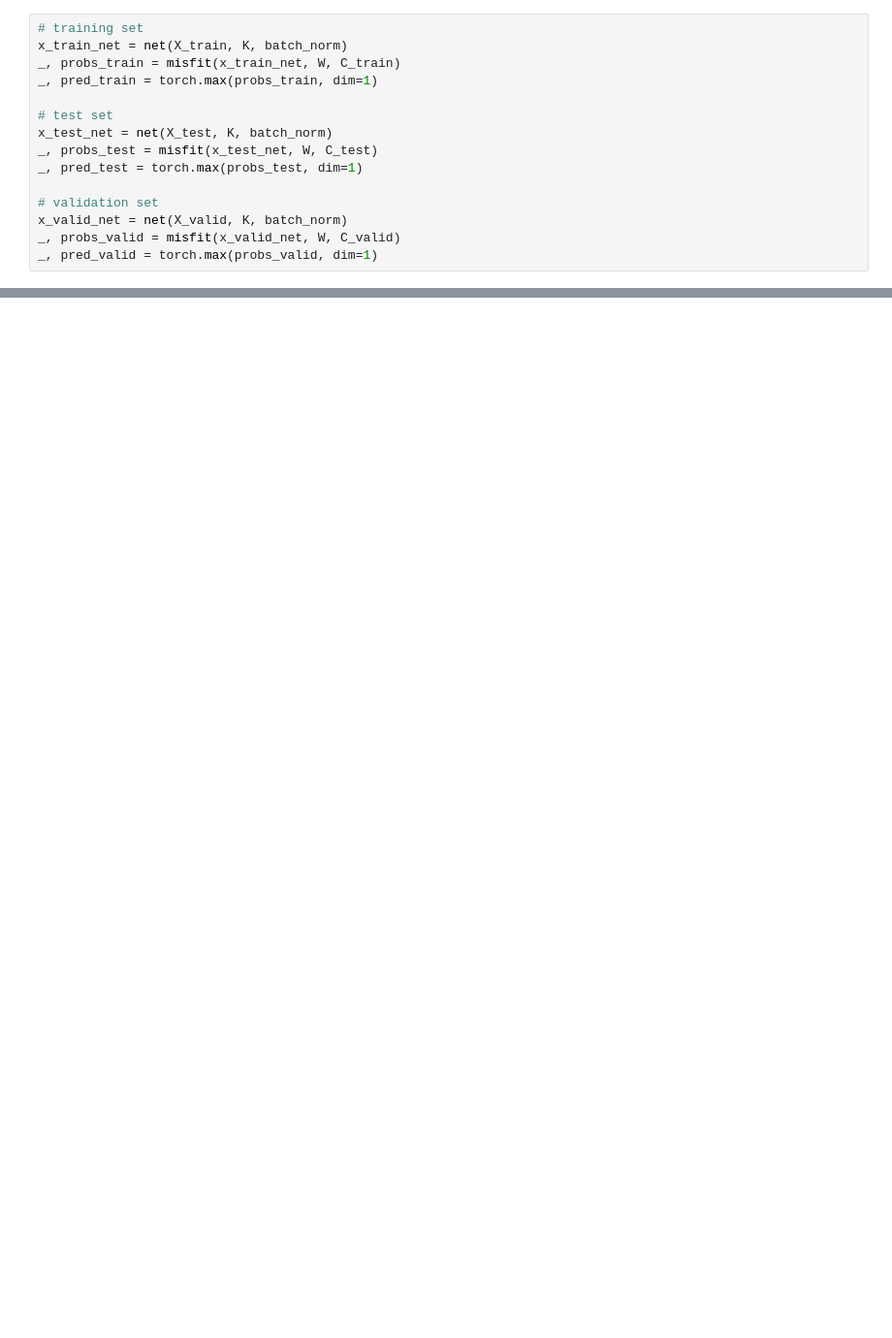
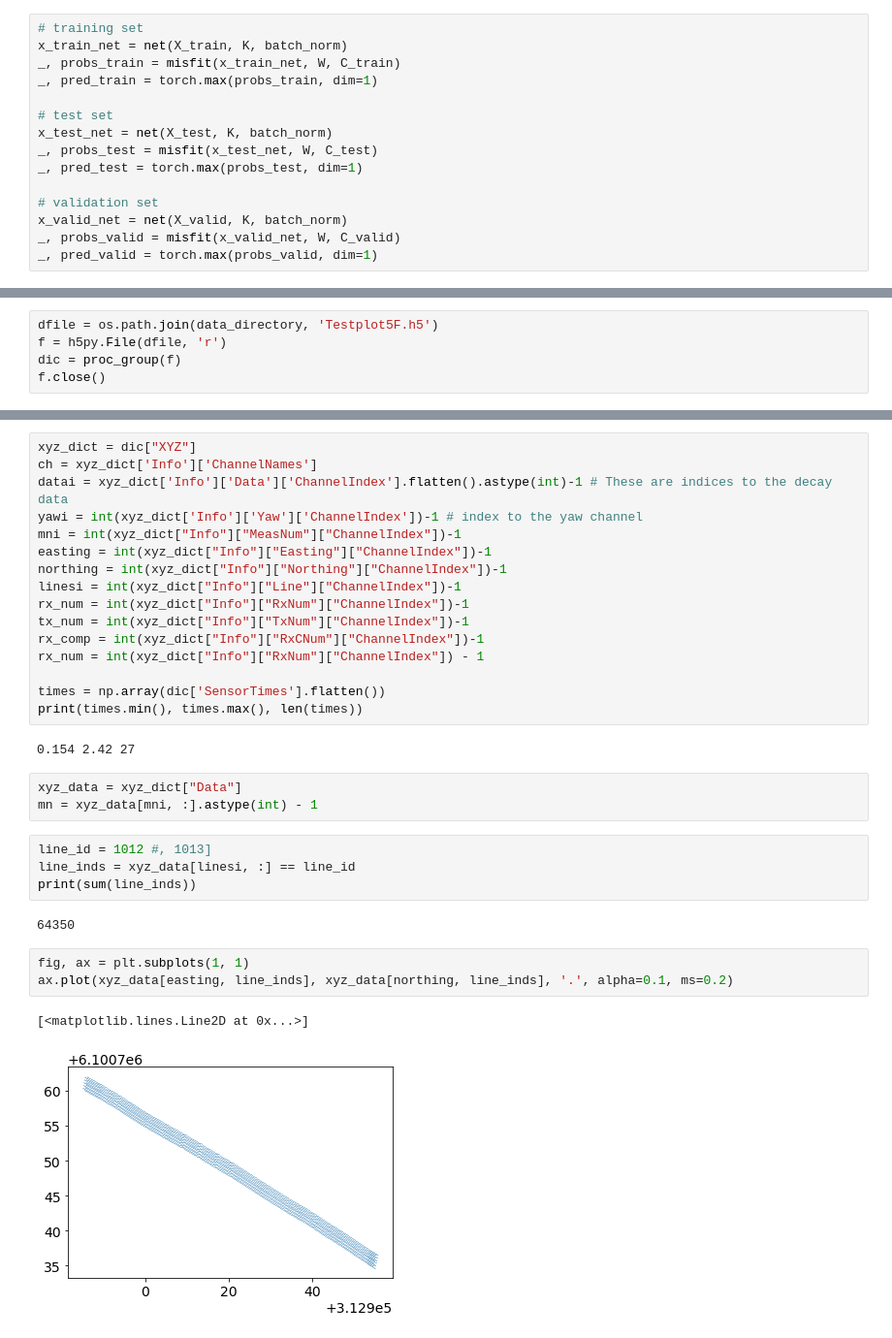
Before and after one commit to lheagy/uxo-notebooks, a Jupyter notebook: generate-synthetic-data.ipynb, the cells around one changed output, grey strips where cells are left out. Shown at 97% size. Drawn from its saved outputs; the diff is of its cells as text; blank space fills up the shorter version.

```diff
--- a/generate-synthetic-data.ipynb
+++ b/generate-synthetic-data.ipynb
@@ -528,0 +690,5 @@ tensor([[9.1532e-01, 8.4677e-02, 2.2266e-11],
+# %%
+dfile = os.path.join(data_directory, 'Testplot5F.h5')
+f = h5py.File(dfile, 'r')
+dic = proc_group(f)
+f.close()
@@ -528,0 +705,33 @@ tensor([[9.1532e-01, 8.4677e-02, 2.2266e-11],
+# %%
+xyz_dict = dic["XYZ"]
+ch = xyz_dict['Info']['ChannelNames']
+datai = xyz_dict['Info']['Data']['ChannelIndex'].flatten().astype(int)-1 # These are indices to the decay data
+yawi = int(xyz_dict['Info']['Yaw']['ChannelIndex'])-1 # index to the yaw channel
+mni = int(xyz_dict["Info"]["MeasNum"]["ChannelIndex"])-1
+easting = int(xyz_dict["Info"]["Easting"]["ChannelIndex"])-1
+northing = int(xyz_dict["Info"]["Northing"]["ChannelIndex"])-1
+linesi = int(xyz_dict["Info"]["Line"]["ChannelIndex"])-1
+rx_num = int(xyz_dict["Info"]["RxNum"]["ChannelIndex"])-1
+tx_num = int(xyz_dict["Info"]["TxNum"]["ChannelIndex"])-1
+rx_comp = int(xyz_dict["Info"]["RxCNum"]["ChannelIndex"])-1
+rx_num = int(xyz_dict["Info"]["RxNum"]["ChannelIndex"]) - 1
+
+times = np.array(dic['SensorTimes'].flatten())
+print(times.min(), times.max(), len(times))
+# %% [output]
+0.154 2.42 27
+# %%
+xyz_data = xyz_dict["Data"]
+mn = xyz_data[mni, :].astype(int) - 1
+# %%
+line_id = 1012 #, 1013]
+line_inds = xyz_data[linesi, :] == line_id
+print(sum(line_inds))
+# %% [output]
+64350
+# %%
+fig, ax = plt.subplots(1, 1)
+ax.plot(xyz_data[easting, line_inds], xyz_data[northing, line_inds], '.', alpha=0.1, ms=0.2)
+# %% [output]
+[<matplotlib.lines.Line2D at 0x...>]
+[figure, added]
```
Also changed, not shown: parts of 46 cells of this notebook, 1 other file.
